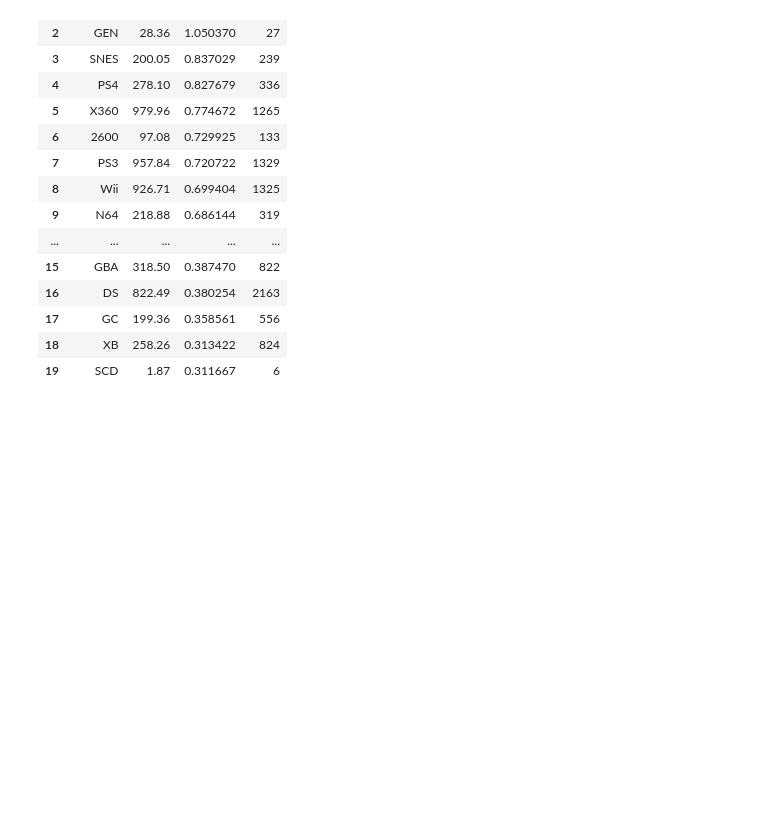
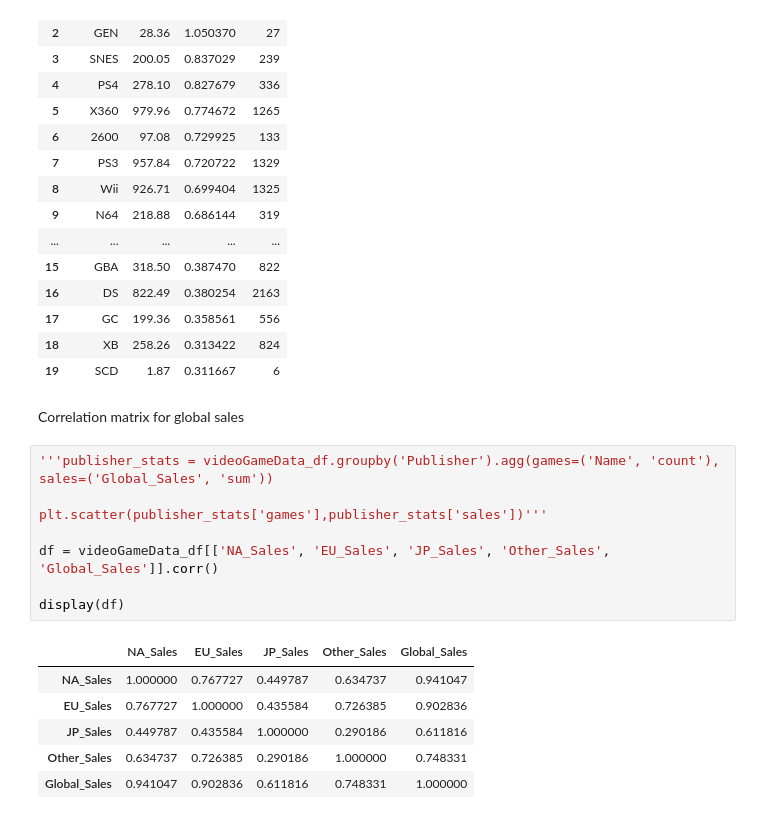
Before and after one commit to bdatye/VideoGameSalesTrends, a Jupyter notebook: VideoGamesSalesTrends.ipynb, the cells around one changed output. Saved outputs shown, nothing was run; the diff lists cells and outputs as text; blank space fills up the shorter version.

```diff
--- a/VideoGamesSalesTrends.ipynb
+++ b/VideoGamesSalesTrends.ipynb
@@ -480,3 +480,20 @@ Platform sorted by mean
 | 17 | GC | 199.36 | 0.358561 | 556 |
 | 18 | XB | 258.26 | 0.313422 | 824 |
 | 19 | SCD | 1.87 | 0.311667 | 6 |
+# %% [markdown]
+Correlation matrix for global sales
+# %%
+'''publisher_stats = videoGameData_df.groupby('Publisher').agg(games=('Name', 'count'), sales=('Global_Sales', 'sum'))
+
+plt.scatter(publisher_stats['games'],publisher_stats['sales'])'''
+
+df = videoGameData_df[['NA_Sales', 'EU_Sales', 'JP_Sales', 'Other_Sales', 'Global_Sales']].corr()
+
+display(df)
+# %% [output]
+|  | NA_Sales | EU_Sales | JP_Sales | Other_Sales | Global_Sales |
+| NA_Sales | 1.000000 | 0.767727 | 0.449787 | 0.634737 | 0.941047 |
+| EU_Sales | 0.767727 | 1.000000 | 0.435584 | 0.726385 | 0.902836 |
+| JP_Sales | 0.449787 | 0.435584 | 1.000000 | 0.290186 | 0.611816 |
+| Other_Sales | 0.634737 | 0.726385 | 0.290186 | 1.000000 | 0.748331 |
+| Global_Sales | 0.941047 | 0.902836 | 0.611816 | 0.748331 | 1.000000 |
```
Also changed, not shown: parts of 2 cells of this notebook.
